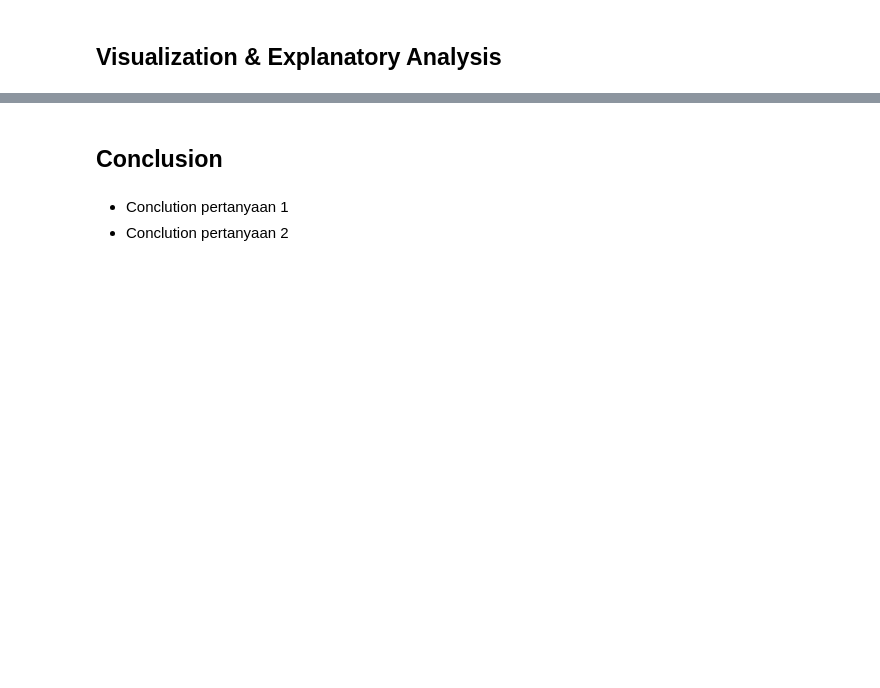
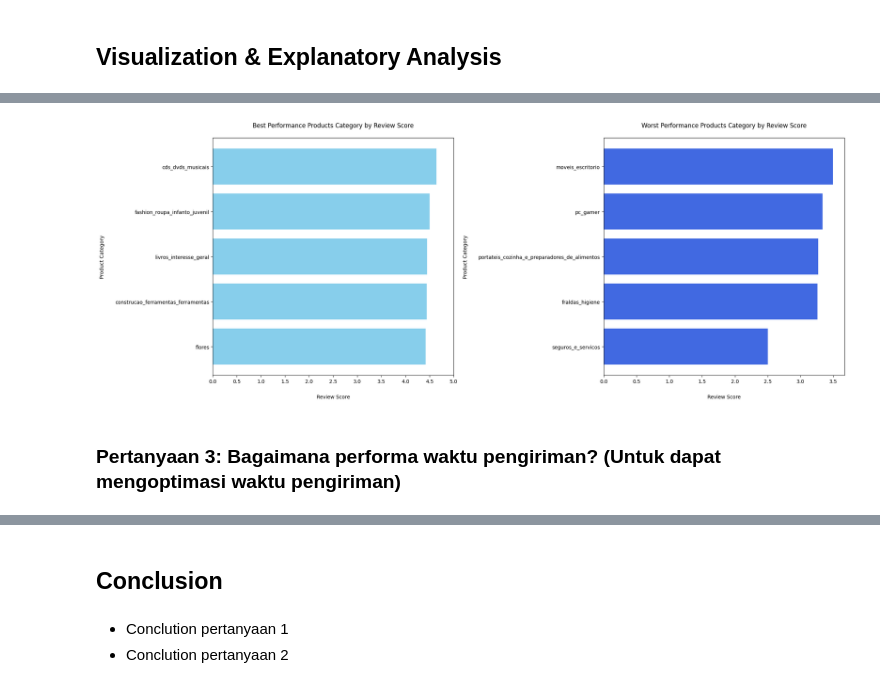
Before and after one commit to vitoananta3/proyek-analisis-data-e-commerce-public-dataset, a Jupyter notebook: notebook.ipynb, the cells around one changed output, grey strips where cells are left out. Cells and saved outputs as stored; diff of their text form; code cells hidden in the pictures; blank space fills up the shorter version.

```diff
--- a/notebook.ipynb
+++ b/notebook.ipynb
@@ -1050,5 +979,0 @@ Name: review_score, dtype: float64
-# %%
-orders_reviews_items_products_df['total_price'] = orders_reviews_items_products_df['price'] + orders_reviews_items_products_df['freight_value']
-product_revenues = orders_reviews_items_products_df.groupby('product_category_name').agg({'order_id': 'count', 'total_price': 'sum'})
-product_revenues = product_revenues.sort_values(by='order_id', ascending=False)
-product_revenues.head(10)
@@ -1073,0 +1062,5 @@ product_revenues.head(10)
+# %%
+product_reviews_df = orders_reviews_items_products_df.groupby('product_category_name').agg({'review_score': 'mean'}).sort_values(by='review_score', ascending=False)
+product_reviews_df.index.rename('product_category', inplace=True)
+product_reviews_df = product_reviews_df.reset_index()
+product_reviews_df.head(8)
@@ -1073,0 +1077,25 @@ product_revenues.head(10)
+# %%
+top_5_product_reviews_df = product_reviews_df[:5]
+bottom_5_product_reviews_df = product_reviews_df[-5:]
+
+fig, axs = plt.subplots(1, 2, figsize=(21, 8))
+
+axs[0].barh(top_5_product_reviews_df['product_category'], top_5_product_reviews_df['review_score'], color='skyblue')
+axs[0].set_title('Best Performance Products Category by Review Score', pad=21)
+axs[0].set_xlabel('Review Score', labelpad=21)
+axs[0].set_xticks(np.arange(0, 5.5, 0.5))
+axs[0].set_ylabel('Product Category', labelpad=21)
+axs[0].invert_yaxis()
+
+axs[1].barh(bottom_5_product_reviews_df['product_category'], bottom_5_product_reviews_df['review_score'], color='royalblue')
+axs[1].set_title('Worst Performance Products Category by Review Score', pad=21)
+axs[1].set_xlabel('Review Score', labelpad=21)
+axs[1].set_ylabel('Product Category', labelpad=21)
+axs[1].invert_yaxis()
+
+plt.tight_layout()
+plt.show()
+# %% [output]
+[figure, added]
+# %% [markdown]
+### Pertanyaan 3: Bagaimana performa waktu pengiriman? (Untuk dapat mengoptimasi waktu pengiriman)
```
Also changed, not shown: parts of 42 cells of this notebook.
